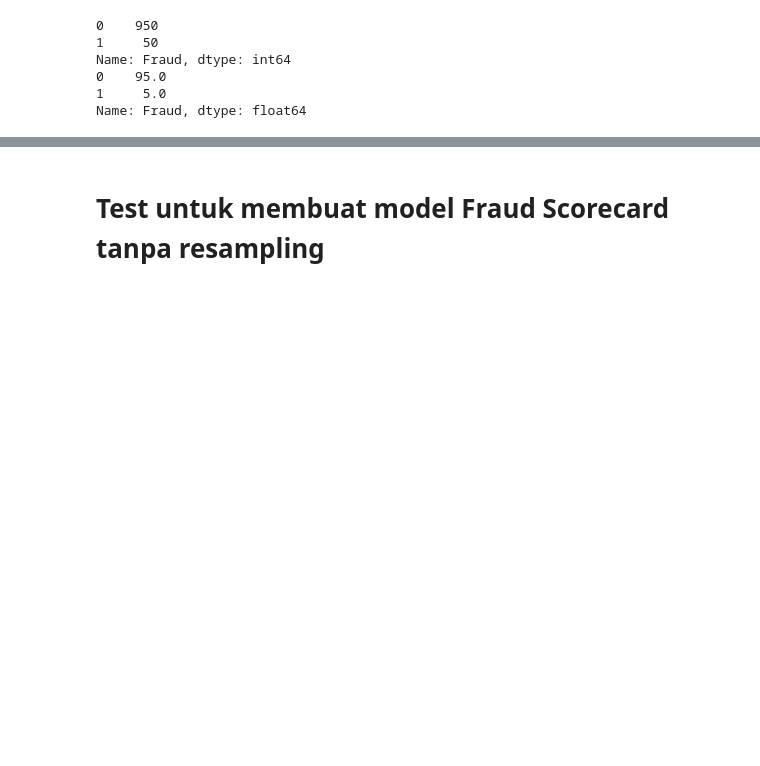
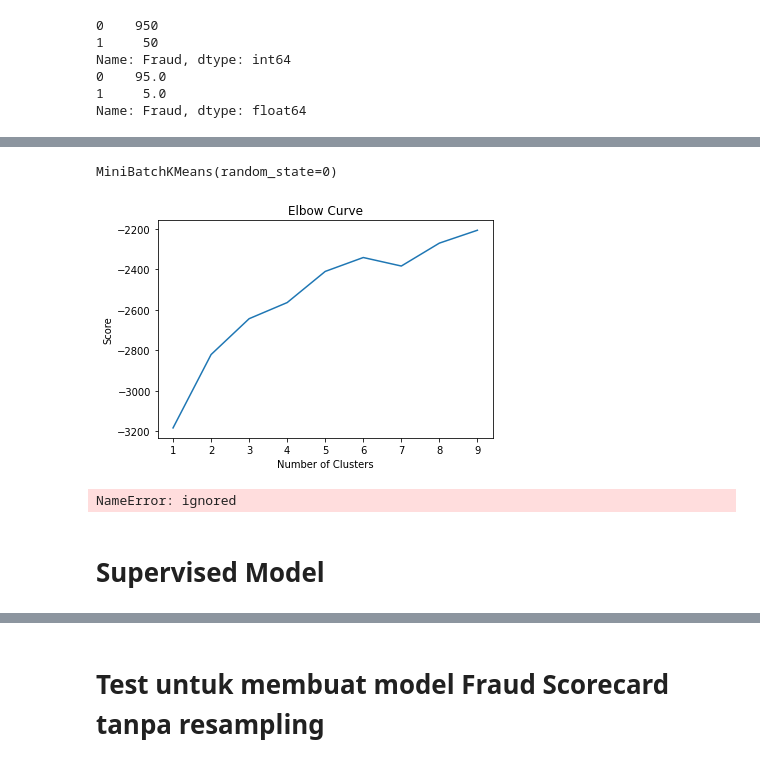
Before and after one commit to IndraLukasTjahaja/Digital_Credit_Risk, a Jupyter notebook: Lampiran_2_Fraud_Scoring.ipynb, the cells around one changed output, grey strips where cells are left out. Drawn from its saved outputs; the diff is of its cells as text; code cells hidden in the pictures; blank space fills up the shorter version.

```diff
--- a/Lampiran_2_Fraud_Scoring.ipynb
+++ b/Lampiran_2_Fraud_Scoring.ipynb
@@ -89,0 +158,28 @@ df['Fraud'] = df.Fraud.astype('int64')
+# %%
+from sklearn.cluster import MiniBatchKMeans, DBSCAN
+
+# Define the model
+kmeans = MiniBatchKMeans(n_clusters=8, random_state=0)
+
+# Fit the model to the scaled data
+kmeans.fit(X_scaled)
+# %% [output]
+MiniBatchKMeans(random_state=0)
+# %%
+# Define the range of clusters to try
+clustno = range(1, 10)
+
+# Run MiniBatch Kmeans over the number of clusters
+kmeans = [MiniBatchKMeans(n_clusters=i) for i in clustno]
+
+# Obtain the score for each model
+score = [kmeans[i].fit(X_scaled).score(X_scaled) for i in range(len(kmeans))]
+
+# Plot the models and their respective score
+plt.plot(clustno, score)
+plt.xlabel('Number of Clusters')
+plt.ylabel('Score')
+plt.title('Elbow Curve')
+plt.show()
+# %% [output]
+[figure, added]
@@ -90,3 +203,23 @@ df['Fraud'] = df.Fraud.astype('int64')
+# %%
+# Split the data into training and test set
+X_train, X_test, y_train, y_test = train_test_split(X_scaled, labels, test_size=0.3, random_state=0)
+
+# Define K-means model
+kmeans = MiniBatchKMeans(n_clusters=3, random_state=42).fit(X_train)
+
+# Obtain predictions and calculate distance from cluster centroid
+X_test_clusters = kmeans.predict(X_test)
+X_test_clusters_centers = kmeans.cluster_centers_
+dist = [np.linalg.norm(x-y) for x, y in zip(X_test, X_test_clusters_centers[X_test_clusters])]
+
+# Create fraud predictions based on outliers on clusters
+km_y_pred = np.array(dist)
+km_y_pred[dist >= np.percentile(dist, 95)] = 1
+km_y_pred[dist < np.percentile(dist, 95)] = 0
+# %% [output]
+NameError: ignored
+# %% [markdown]
+# Supervised Model
 # %%
 df_model = df[['Fraud','Device_Type','Application_Duration','Device_Active_Since','Mobile_Provider','Mobile_Number_Active_Since','Email_Domain_Type'
               ,'GPS_di_rumah_kantor','API_Fraud_Vendor_D','API_Fraud_Vendor_C','Device_Apps_Installed'
```
Also changed, not shown: parts of 21 cells of this notebook.
